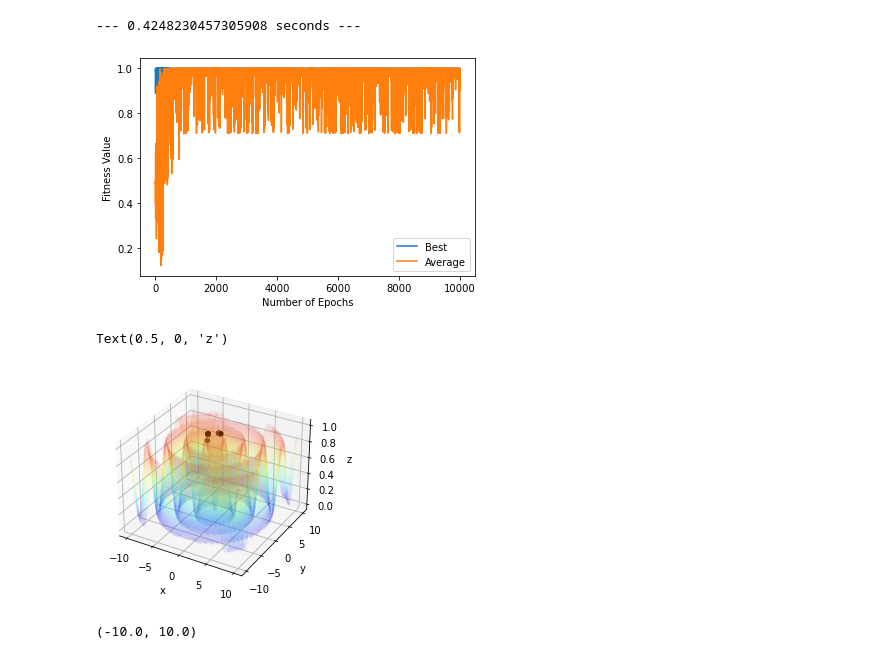
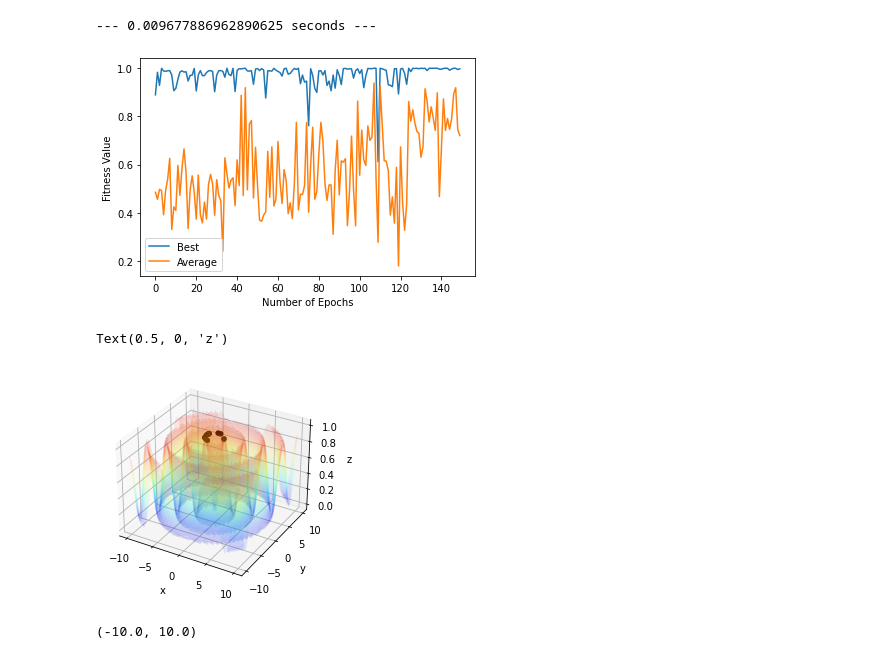
Before and after one commit to pdcos/evolutionary_algorithms, a Jupyter notebook: notebooks/pso_loop_2.ipynb, the cells around one changed output. Drawn from its saved outputs; the diff is of its cells as text; code cells hidden in the pictures.

```diff
--- a/notebooks/pso_loop_2.ipynb
+++ b/notebooks/pso_loop_2.ipynb
@@ -48,8 +48,6 @@ class PSO():
         self.eval_every = eval_every
         self.verbose = verbose
         self.f_g_best_alltime = 0
-        self.l_best_alltime = np.zeros((self.pop_size, self.chrom_length))
-        self.f_l_best_alltime = np.zeros(self.pop_size)
 
         np.random.seed(seed=seed)
 
@@ -100,6 +98,28 @@ class PSO():
         self.f_pbest[mask] = self.f_x_i[mask]
         return
 
+    def update_pbest_ring(self):
+        arr = self.f_x_i
+        n = len(arr)
+        arr_circular = np.concatenate((arr[n - 1:], arr, arr[:1]))
+        #print("##### arr #####")
+        #print(self.f_i)
+
+        #print("##### arr_circular #####")
+        #print(arr_circular)
+        n_matrix = np.vstack((arr_circular[:-2], arr_circular[1:-1], arr_circular[2:])).T
+        self.pbest_aux = n_matrix.max(axis=1)
+        self.pbest_aux_indices = np.where(self.f_x_i[None,:] == self.pbest_aux[:,None])[1]
+
+        #self.l_best_indices = np.where(self.f_i[:,None] == self.f_l_best[None,:][[0]])[0]
+
+        self.l_best = self.x_i[self.pbest_aux_indices]
+        mask = self.f_pbest < self.f_x_i
+
+        self.f_pbest[mask] = self.f_x_i[mask]
+        self.pbest[mask,:] = self.x_i[mask,:]
+
+
     def update_speed(self):
         rand_factor_1, random_factor_2 = np.random.rand(2)
 
@@ -142,6 +162,7 @@ class PSO():
             self.calculate_fitness()
             self.update_gbest()
             self.update_pbest()
+            #self.update_pbest_ring()
             self.update_speed()
             self.update_position()
             self.callback()
@@ -149,36 +170,36 @@ class PSO():
         return self.pbest
 
     def plot(self):
         plt.plot(self.best_ind_list, label="Best")
         plt.plot(self.avg_ind_list, label="Average")
         plt.xlabel("Number of Epochs")
         plt.ylabel("Fitness Value")
         plt.legend()
         plt.show()
 
 
 
 
 
 pso_alg = PSO(
-                num_epochs=10000,
+                num_epochs=150,
                 pop_size=20,
                 chrom_length=2,
                 n_best=2,
                 global_factor = 1,
                 local_factor = 1,
                 speed_factor = 0.8,
                 v_max=10,
                 value_ranges=[(-10,10), (-10,10)],
                 fitness_func=schaffer_function
 
             )
 
 best_solutions = pso_alg.fit()
 pso_alg.plot()
 # %% [output]
---- 0.4248230457305908 seconds ---
+--- 0.009677886962890625 seconds ---
-[figure, old version]
+[figure, new version]
 # %%
 def schaffer_function_plot(x,y):
     g = 0.5 + (np.power((np.sin( np.sqrt( np.power(x, 2) + np.power(y, 2)))), 2) - 0.5)/ \
@@ -207,7 +228,7 @@ ax.set_ylabel('y')
 ax.set_zlabel('z')
 # %% [output]
 Text(0.5, 0, 'z')
-[figure, old version]
+[figure, new version]
 # %%
 fig, ax = plt.subplots(figsize=(8,6))
 fig.set_tight_layout(True)
```
